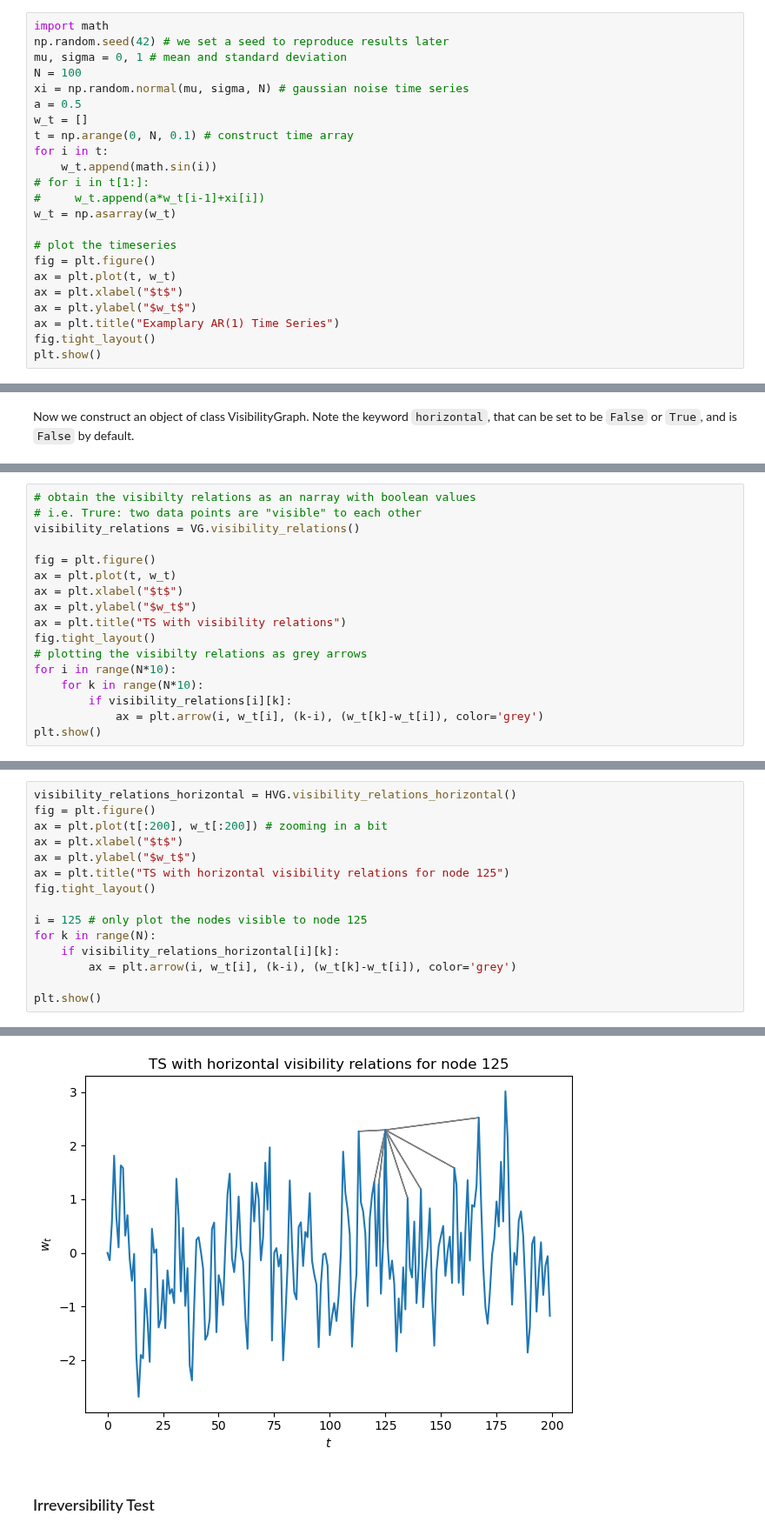
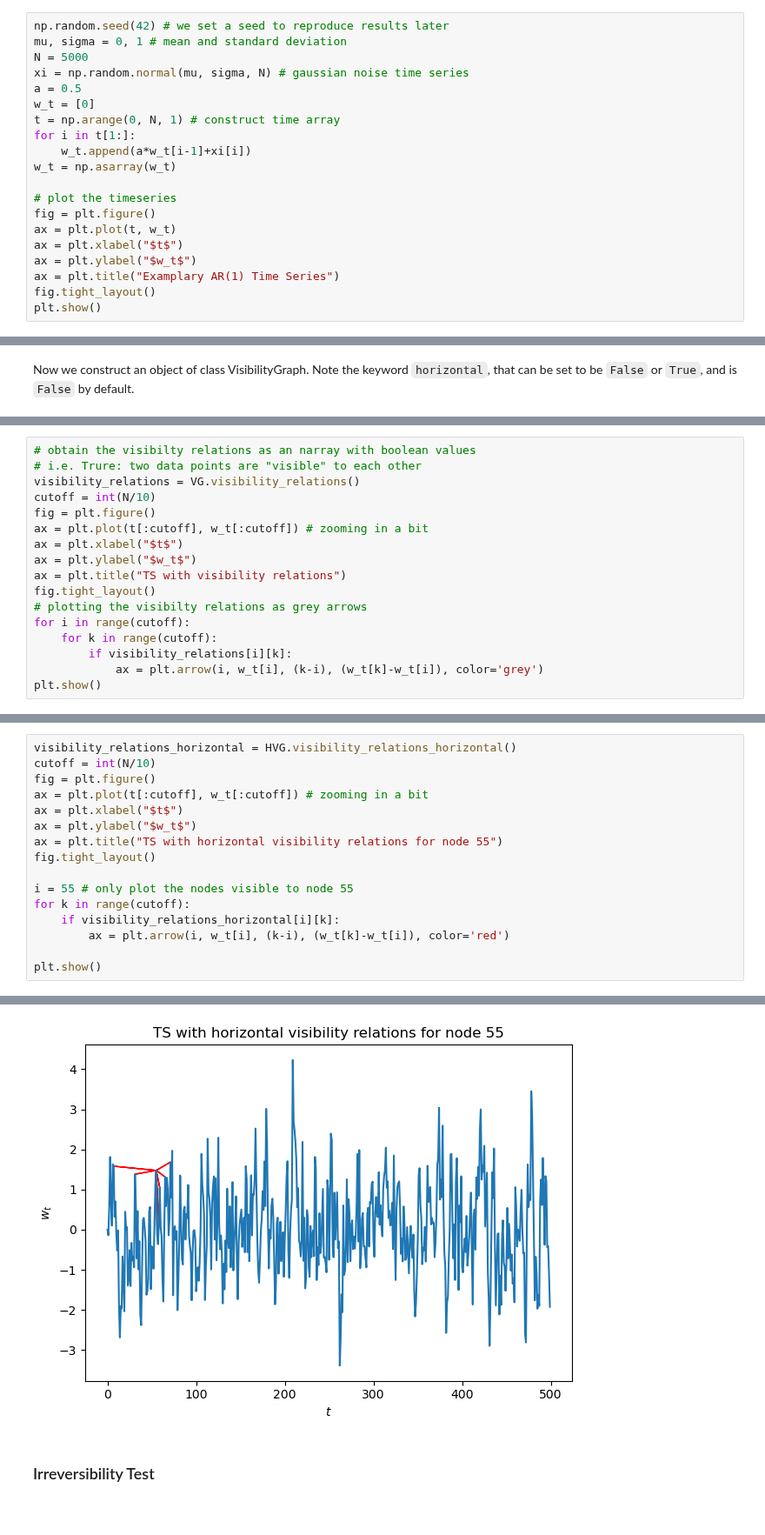
Before and after one commit to pik-copan/pyunicorn, a Jupyter notebook: notebooks/tutorial_VisibilityGraphs.ipynb, the cells around one changed output, grey strips where cells are left out. Shown at 87% size. Cells and saved outputs as stored; diff of their text form.

```diff
--- a/notebooks/tutorial_VisibilityGraphs.ipynb
+++ b/notebooks/tutorial_VisibilityGraphs.ipynb
@@ -68,18 +68,15 @@ $$x_t = \alpha x_{t-1} + \xi_t \text{,}$$
 where $\alpha = 0.5$
 For more background on the construction of time series, consult __[Shumway and Stoffer, 2017](https://link.springer.com/book/10.1007/978-3-319-52452-8)__.
 # %%
-import math
 np.random.seed(42) # we set a seed to reproduce results later
 mu, sigma = 0, 1 # mean and standard deviation
-N = 100
+N = 5000
 xi = np.random.normal(mu, sigma, N) # gaussian noise time series
 a = 0.5
-w_t = []
-t = np.arange(0, N, 0.1) # construct time array
-for i in t:
-    w_t.append(math.sin(i))
-# for i in t[1:]:
-#     w_t.append(a*w_t[i-1]+xi[i])
+w_t = [0]
+t = np.arange(0, N, 1) # construct time array
+for i in t[1:]:
+    w_t.append(a*w_t[i-1]+xi[i])
 w_t = np.asarray(w_t)
 
 # plot the timeseries
@@ -116,16 +113,16 @@ It can be illustrative to plot the visibility relations for the VG for better un
 # obtain the visibilty relations as an narray with boolean values
 # i.e. Trure: two data points are "visible" to each other
 visibility_relations = VG.visibility_relations()
-
+cutoff = int(N/10)
 fig = plt.figure()
-ax = plt.plot(t, w_t)
+ax = plt.plot(t[:cutoff], w_t[:cutoff]) # zooming in a bit
 ax = plt.xlabel("$t$")
 ax = plt.ylabel("$w_t$")
 ax = plt.title("TS with visibility relations")
 fig.tight_layout()
 # plotting the visibilty relations as grey arrows
-for i in range(N*10):
-    for k in range(N*10):
+for i in range(cutoff):
+    for k in range(cutoff):
         if visibility_relations[i][k]:
             ax = plt.arrow(i, w_t[i], (k-i), (w_t[k]-w_t[i]), color='grey')
 plt.show()
@@ -137,21 +134,22 @@ Of course, we can also plot the visibility relations for the HVG after obtaining
 # %%
 visibility_relations_horizontal = HVG.visibility_relations_horizontal()
+cutoff = int(N/10)
 fig = plt.figure()
-ax = plt.plot(t[:200], w_t[:200]) # zooming in a bit
+ax = plt.plot(t[:cutoff], w_t[:cutoff]) # zooming in a bit
 ax = plt.xlabel("$t$")
 ax = plt.ylabel("$w_t$")
-ax = plt.title("TS with horizontal visibility relations for node 125")
+ax = plt.title("TS with horizontal visibility relations for node 55")
 fig.tight_layout()
 
-i = 125 # only plot the nodes visible to node 125
-for k in range(N):
+i = 55 # only plot the nodes visible to node 55
+for k in range(cutoff):
     if visibility_relations_horizontal[i][k]:
-        ax = plt.arrow(i, w_t[i], (k-i), (w_t[k]-w_t[i]), color='grey')
+        ax = plt.arrow(i, w_t[i], (k-i), (w_t[k]-w_t[i]), color='red')
 
 plt.show()
 # %% [output]
 Calculating horizontal visibility relations...
-[figure, old version]
+[figure, new version]
 # %% [markdown]
 ### Irreversibility Test
 # %% [markdown]
```
Also changed, not shown: parts of 11 cells of this notebook.
